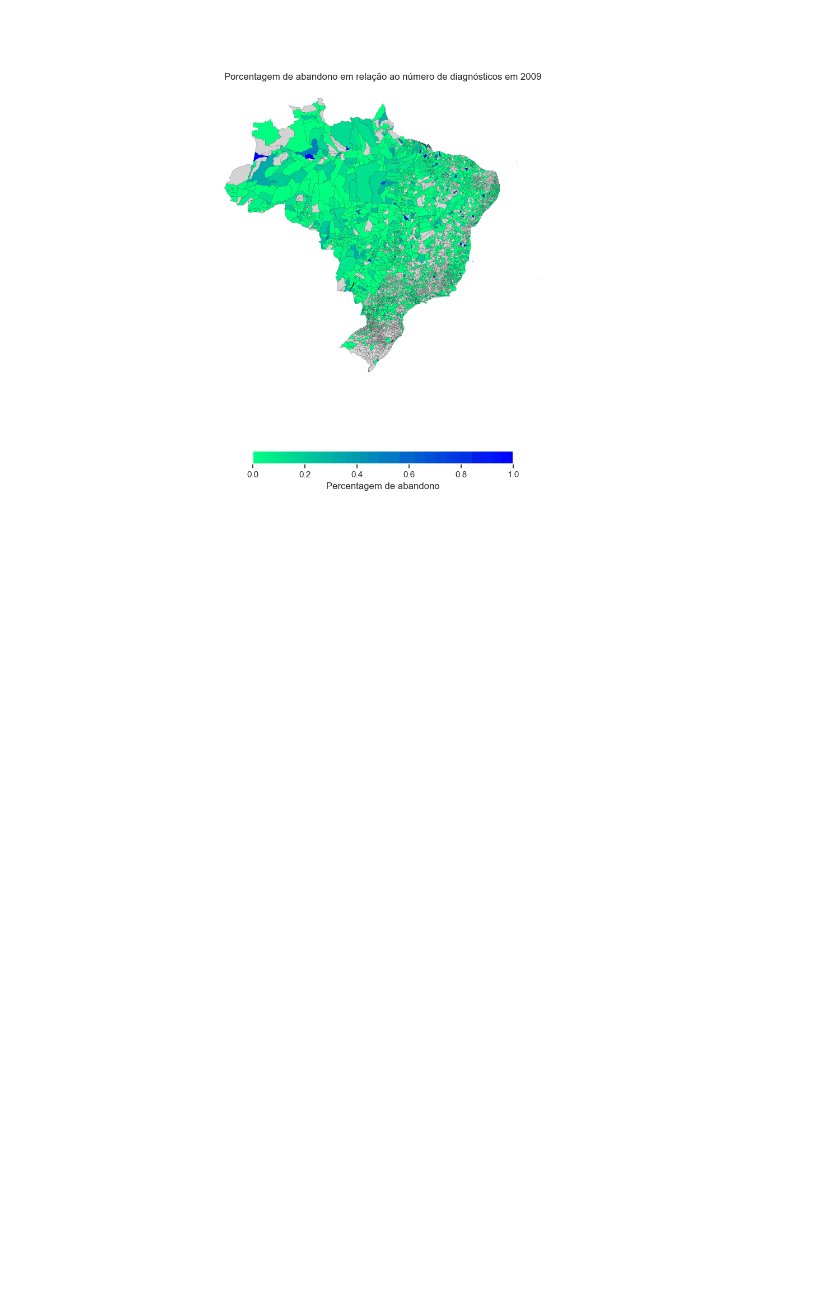
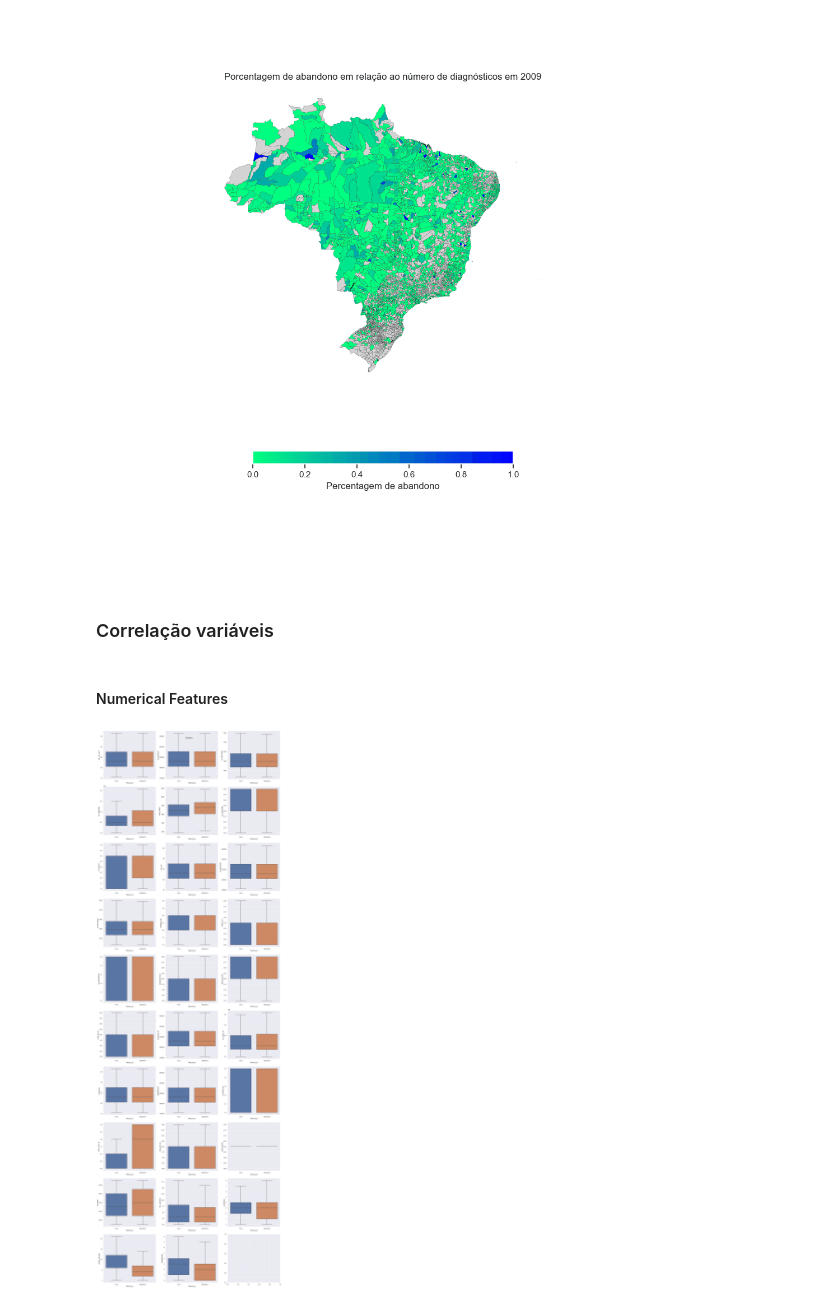
Before and after one commit to datasci4health/projects2023, a Jupyter notebook: hans_project/notebooks/EDA_Hans.ipynb, the cells around one changed output. Drawn from its saved outputs; the diff is of its cells as text; code cells hidden in the pictures; blank space fills up the shorter version.

```diff
--- a/hans_project/notebooks/EDA_Hans.ipynb
+++ b/hans_project/notebooks/EDA_Hans.ipynb
@@ -282,3 +391,11 @@ imageio.mimsave('../assets/graficos/graficos_ab.gif', imagens, duration=500)
 Image(filename='../assets/graficos/graficos_ab.gif')
 # %% [output]
 [figure]
+# %% [markdown]
+### Correlação variáveis
+# %%
+df_hans_outcome = df_hans_outcome[df_hans_outcome['TPALTA_N'] != 'Óbito']
+# %%
+target = 'TPALTA_N'
+num_feats = [col for col in df_hans_outcome.columns if df_hans_outcome[col].dtype != 'O']
+cat_feats = [col for col in df_hans_outcome.columns if col not in num_feats and col != 'CG']
@@ -284,0 +603,6 @@ Image(filename='../assets/graficos/graficos_ab.gif')
+# %% [markdown]
+#### Numerical Features
+# %%
+make_subplots(df_hans_outcome, num_feats, target)
+# %% [output]
+[figure, added]
```
Also changed, not shown: parts of 26 cells of this notebook, 4 other files.
